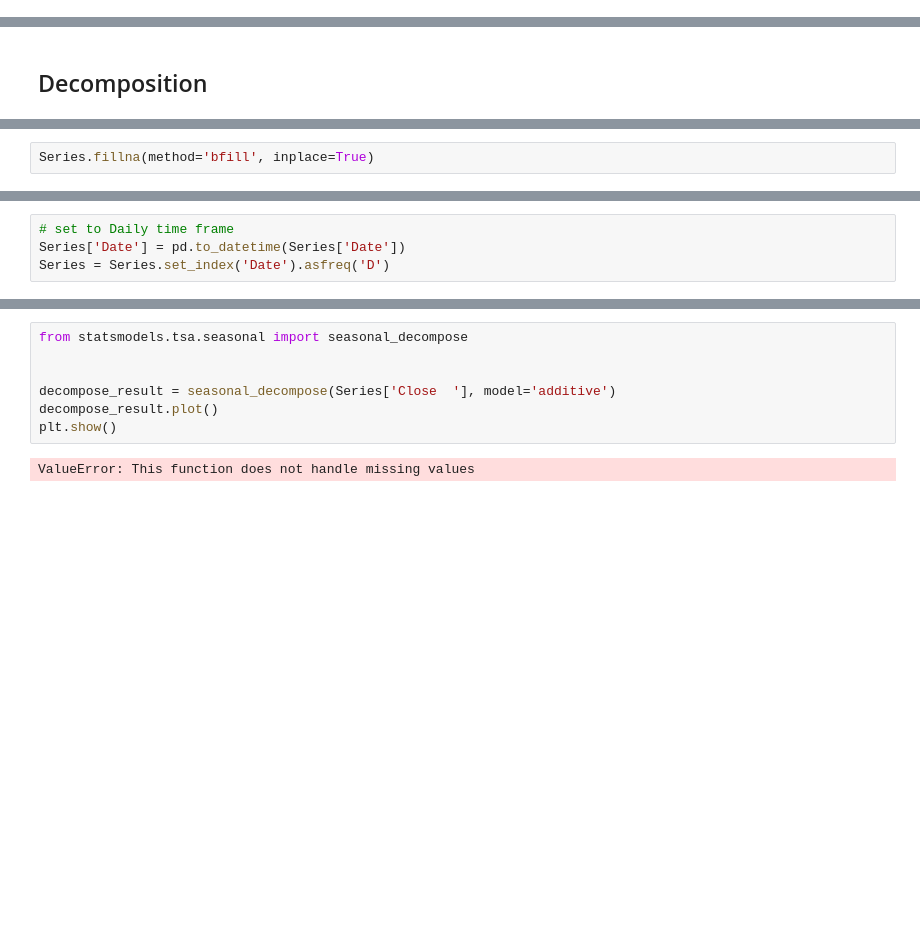
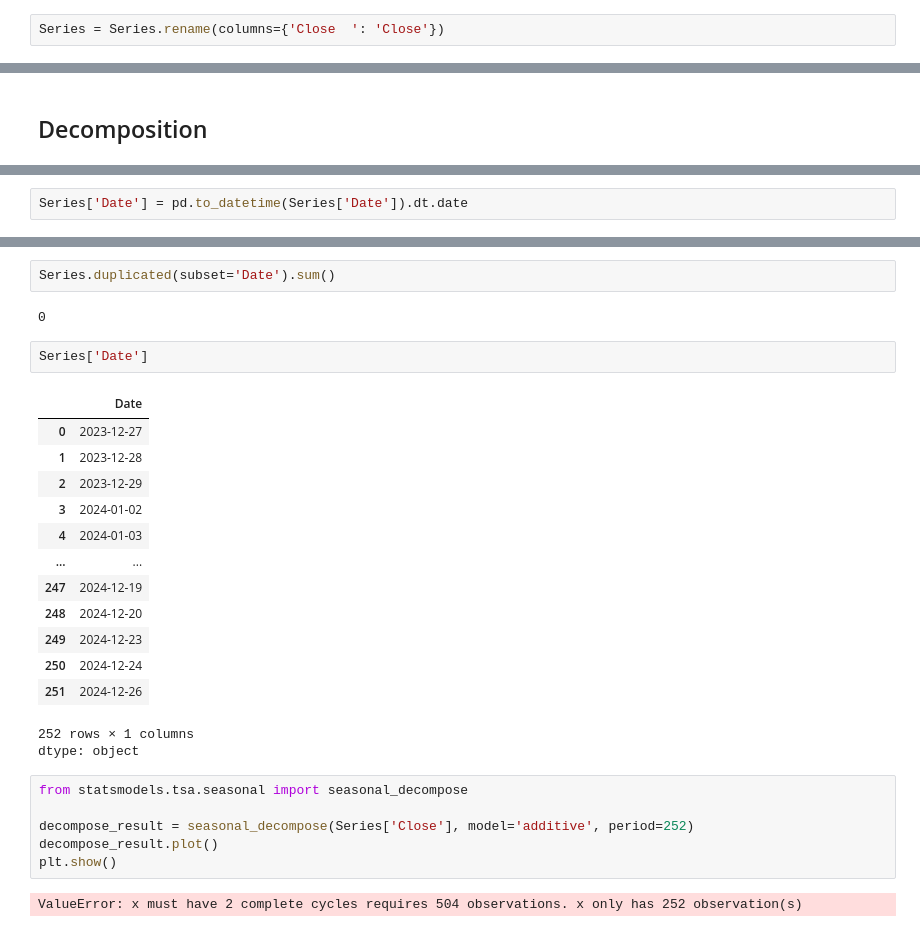
Before and after one commit to MhammadRezaValiYari/GoldTransectionAnalysis, a Jupyter notebook: GoldTransectionAnalysis.ipynb, the cells around one changed output, grey strips where cells are left out. Saved outputs shown, nothing was run; the diff lists cells and outputs as text; blank space fills up the shorter version.

```diff
--- a/GoldTransectionAnalysis.ipynb
+++ b/GoldTransectionAnalysis.ipynb
@@ -64,0 +64,2 @@ Series.head(2)
+# %%
+Series = Series.rename(columns={'Close  ': 'Close'})
@@ -92,2 +96,0 @@ Series
-# %%
-Series.fillna(method='bfill', inplace=True)
@@ -99 +97,3 @@ See the caveats in the documentation: https://pandas.pydata.org/pandas-docs/stab
+# %%
+Series['Date'] = pd.to_datetime(Series['Date']).dt.date
 # %%
@@ -115,4 +102,0 @@ Series
-# %%
-# set to Daily time frame
-Series['Date'] = pd.to_datetime(Series['Date'])
-Series = Series.set_index('Date').asfreq('D')
@@ -125,9 +110,29 @@ See the caveats in the documentation: https://pandas.pydata.org/pandas-docs/stab
+# %%
+Series.duplicated(subset='Date').sum()
+# %% [output]
+0
+# %%
+Series['Date']
+# %% [output]
+|  | Date |
+| 0 | 2023-12-27 |
+| 1 | 2023-12-28 |
+| 2 | 2023-12-29 |
+| 3 | 2024-01-02 |
+| 4 | 2024-01-03 |
+| ... | ... |
+| 247 | 2024-12-19 |
+| 248 | 2024-12-20 |
+| 249 | 2024-12-23 |
+| 250 | 2024-12-24 |
+| 251 | 2024-12-26 |
+252 rows × 1 columns
+dtype: object
 # %%
 from statsmodels.tsa.seasonal import seasonal_decompose
 
-
-decompose_result = seasonal_decompose(Series['Close  '], model='additive')
+decompose_result = seasonal_decompose(Series['Close'], model='additive', period=252)
 decompose_result.plot()
 plt.show()
 # %% [output]
-ValueError: This function does not handle missing values
+ValueError: x must have 2 complete cycles requires 504 observations. x only has 252 observation(s)
```
Also changed, not shown: parts of 13 cells of this notebook.
